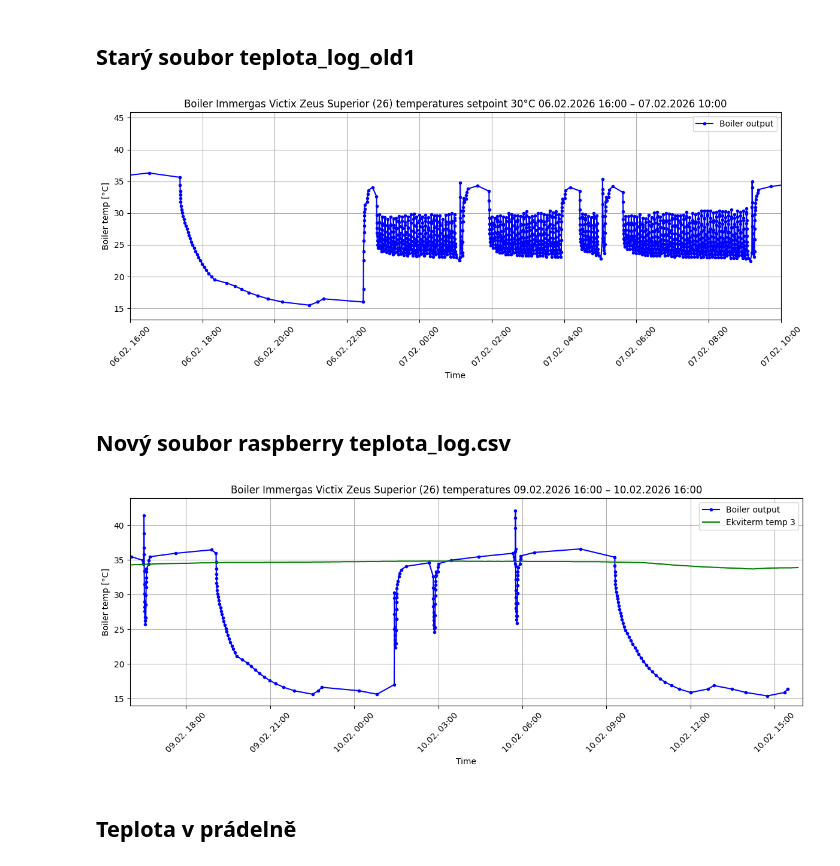
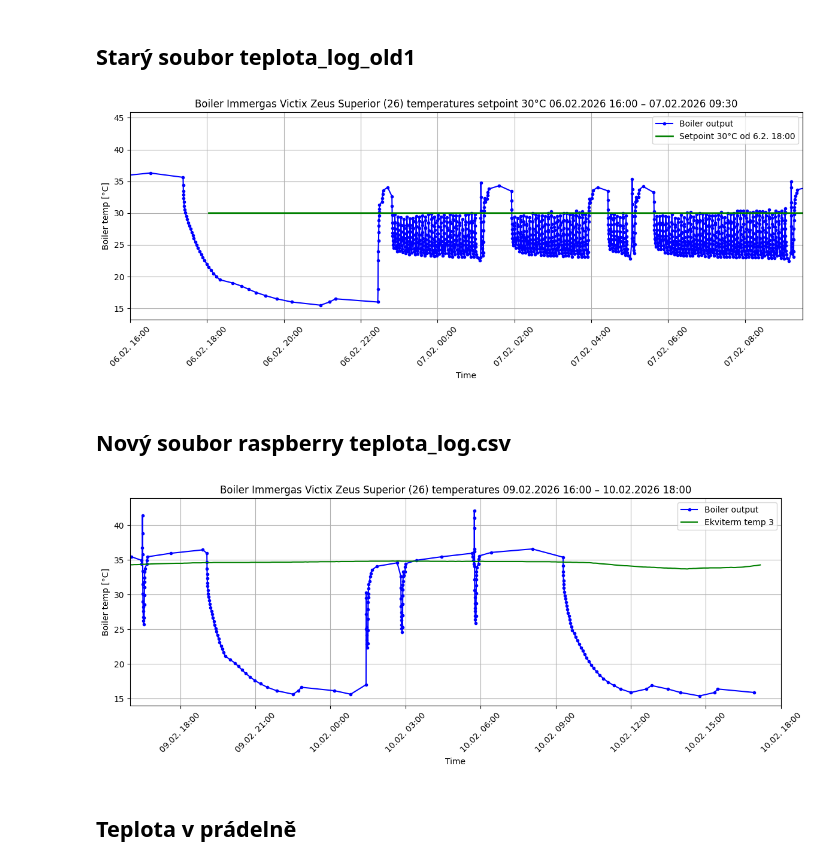
Before and after one commit to MarekCoderslab/Teploty_kotle, a Jupyter notebook: Teplota_kotle.ipynb, the cells around one changed output. Cells and saved outputs as stored; diff of their text form; code cells hidden in the pictures.

```diff
--- a/Teplota_kotle.ipynb
+++ b/Teplota_kotle.ipynb
@@ -215,37 +232,42 @@ df_old = df_old.dropna().sort_values("Time").drop_duplicates("Time")
 
 # --- RUČNÍ NASTAVENÍ ČASOVÉHO OKNA ---
 start_time = pd.Timestamp("2026-02-06 16:00:00")
-end_time   = pd.Timestamp("2026-02-07 10:00")
+end_time   = pd.Timestamp("2026-02-07 9:30")
 
 plt.figure(figsize=(12,5))
 ax = plt.gca()
 
 # Kotel
 ax.plot(df_old["Time"], df_old["Value"], marker=".", color="blue", label="Boiler output")
+
+# --- Zelená křivka začínající až 6.2. v 18:00
+start_const = pd.Timestamp("2026-02-06 18:00:00")
+mask = df_old["Time"] >= start_const
+ax.plot(df_old.loc[mask, "Time"], [30] * mask.sum(), color="green", linewidth=2, label="Setpoint 30°C od 6.2. 18:00")
 
 # Netatmo – původní křivka
 # ax.plot(df_netatmo["time_local"], df_netatmo["Boiler_water"], color="red", label="Ekviterm temp")
 
 # Netatmo – nová křivka (Boiler_water_2)
 # ax.plot(df_netatmo["time_local"], df_netatmo["Boiler_water_2"], color="green", label="Ekviterm temp 2")
 
 # --- APLIKACE ČASOVÉHO OKNA NA GRAF ---
 ax.set_xlim(start_time, end_time)
 
 # Formát osy X
 ax.xaxis.set_major_formatter(mdates.DateFormatter('%d.%m. %H:%M'))
 plt.xticks(rotation=45)
 
 plt.title(f"Boiler Immergas Victix Zeus Superior (26) temperatures setpoint 30°C {start_time:%d.%m.%Y %H:%M} – {end_time:%d.%m.%Y %H:%M}")
 
 ax.set_xlabel("Time")
 ax.set_ylabel("Boiler temp [°C]")
 plt.grid(True)
 plt.legend()
 plt.tight_layout()
 plt.show()
 # %% [output]
-[figure, old version]
+[figure, new version]
 # %% [markdown]
 ## Nový soubor raspberry teplota_log.csv
 # %%
@@ -255,7 +277,7 @@ import pandas as pd
 
 # --- RUČNÍ NASTAVENÍ ČASOVÉHO OKNA ---
 start_time = pd.Timestamp("2026-02-09 16:00:00")
-end_time   = pd.Timestamp("2026-02-10 16:00:00")
+end_time   = pd.Timestamp("2026-02-10 18:00:00")
 
 plt.figure(figsize=(12,5))
 ax = plt.gca()
@@ -312,7 +334,7 @@ plt.legend()
 plt.tight_layout()
 plt.show()
 # %% [output]
-[figure, old version]
+[figure, new version]
 # %% [markdown]
 ## Teplota v prádelně
 # %%
```
Also changed, not shown: parts of 9 cells of this notebook, 4 other files.
